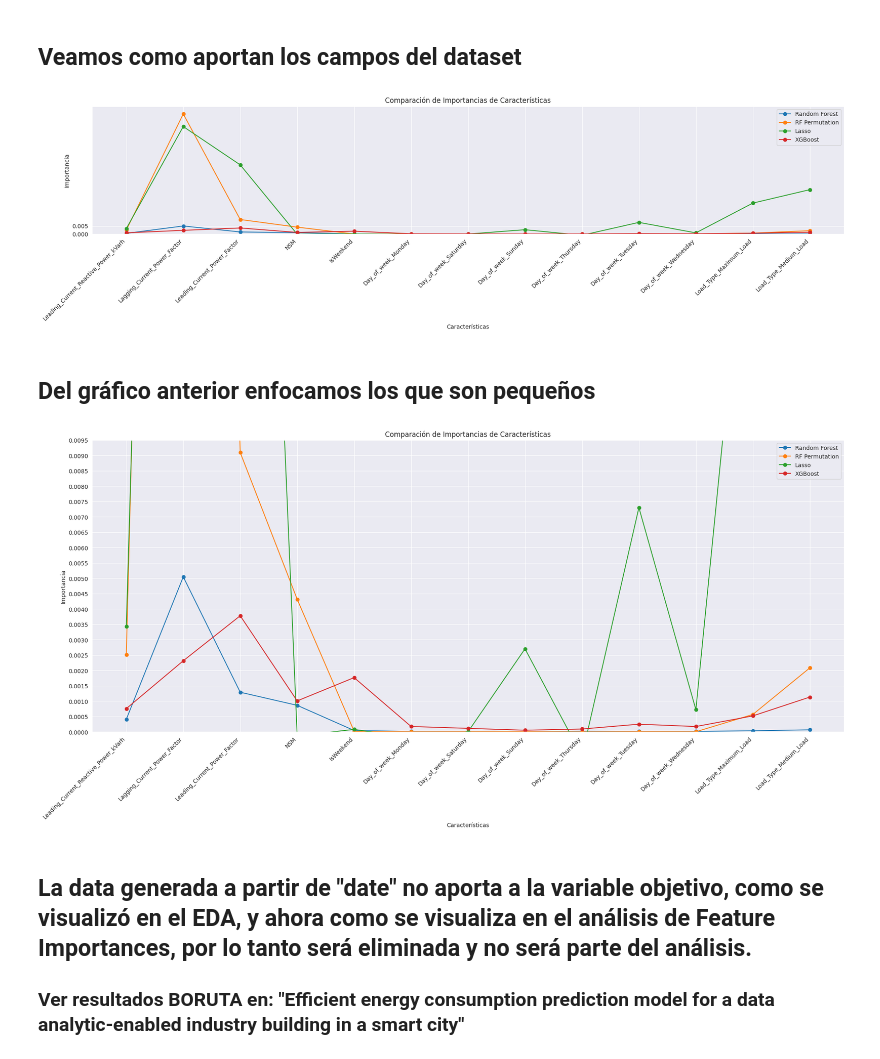
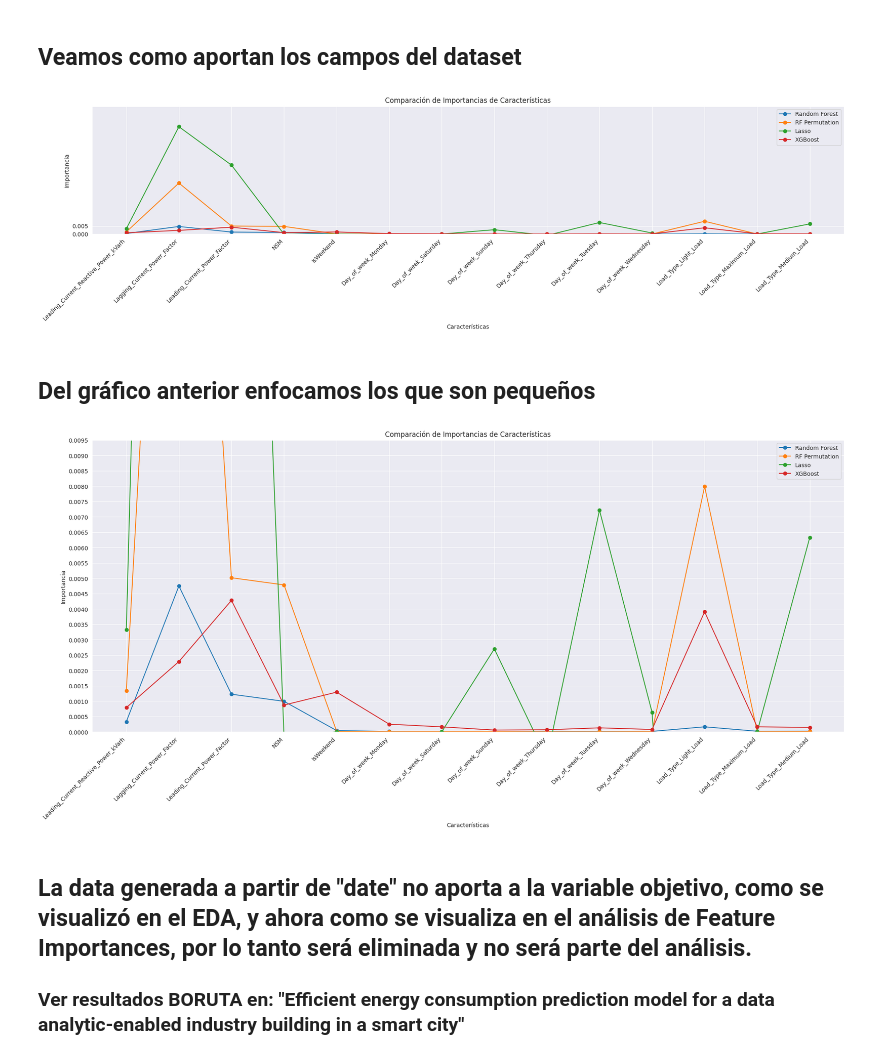
Before and after one commit to luis-huacho/INF648-Proy-Curso-2024-01, a Jupyter notebook: data/procesamiento_data.ipynb, the cells around one changed output. Saved outputs shown, nothing was run; the diff lists cells and outputs as text; code cells hidden in the pictures.

```diff
--- a/data/procesamiento_data.ipynb
+++ b/data/procesamiento_data.ipynb
@@ -41,4 +36,4 @@ df['IsWeekend'] = df['WeekStatus'] == 'Weekend'
 df.drop(['WeekStatus'], axis=1, inplace=True)
 # %%
 # Utilizamos One Hot Enconder eliminando las columnas iniciales
-df = pd.get_dummies(df, columns=["Day_of_week", "Load_Type"], drop_first=True)
+df = pd.get_dummies(df, columns=["Day_of_week", "Load_Type"], drop_first=False)
@@ -168,10 +210,10 @@ plt.show()
 # %% [markdown]
 ## Veamos como aportan los campos del dataset
 # %%
-df_filtered = df_features_importances[df_features_importances['Feature'].isin( ['Leading_Current_Reactive_Power_kVarh', 'Lagging_Current_Power_Factor', 'Leading_Current_Power_Factor', 'NSM', 'IsWeekend', 'Day_of_week_Monday', 'Day_of_week_Saturday', 'Day_of_week_Sunday', 'Day_of_week_Thursday', 'Day_of_week_Tuesday', 'Day_of_week_Wednesday', 'Load_Type_Maximum_Load', 'Load_Type_Medium_Load'])]
+df_filtered = df_features_importances[df_features_importances['Feature'].isin( ['Leading_Current_Reactive_Power_kVarh', 'Lagging_Current_Power_Factor', 'Leading_Current_Power_Factor', 'NSM', 'IsWeekend', 'Day_of_week_Monday', 'Day_of_week_Saturday', 'Day_of_week_Sunday', 'Day_of_week_Thursday', 'Day_of_week_Tuesday', 'Day_of_week_Wednesday','Day_of_week_Monday', 'Load_Type_Maximum_Load','Load_Type_Medium_Load', 'Load_Type_Light_Load'])]
 
 # Configuración de la gráfica
-plt.figure(figsize=(20, 6))
+plt.figure(figsize=(20, 12))
 
 # Iterar sobre las columnas excepto 'Feature'
 for column in df_filtered.columns[1:]:
@@ -193,36 +235,36 @@ plt.tight_layout()
 # Mostrar el gráfico
 plt.show()
 # %% [output]
-[figure, old version]
+[figure, new version]
 # %% [markdown]
 ## Del gráfico anterior enfocamos los que son pequeños
 # %%
-df_filtered = df_features_importances[df_features_importances['Feature'].isin( ['Leading_Current_Reactive_Power_kVarh', 'Lagging_Current_Power_Factor', 'Leading_Current_Power_Factor', 'NSM', 'IsWeekend', 'Day_of_week_Monday', 'Day_of_week_Saturday', 'Day_of_week_Sunday', 'Day_of_week_Thursday', 'Day_of_week_Tuesday', 'Day_of_week_Wednesday', 'Load_Type_Maximum_Load', 'Load_Type_Medium_Load'])]
+df_filtered = df_features_importances[df_features_importances['Feature'].isin( ['Leading_Current_Reactive_Power_kVarh', 'Lagging_Current_Power_Factor', 'Leading_Current_Power_Factor', 'NSM', 'IsWeekend', 'Day_of_week_Monday', 'Day_of_week_Saturday', 'Day_of_week_Sunday', 'Day_of_week_Thursday', 'Day_of_week_Tuesday', 'Day_of_week_Wednesday', 'Day_of_week_Monday', 'Load_Type_Maximum_Load', 'Load_Type_Medium_Load', 'Load_Type_Light_Load'])]
 
 # Configuración de la gráfica
 plt.figure(figsize=(20, 10))
 
 # Iterar sobre las columnas excepto 'Feature'
 for column in df_filtered.columns[1:]:
     plt.plot(df_filtered['Feature'], df_filtered[column], marker='o', label=column)
 
 # Configuración del gráfico
 plt.title('Comparación de Importancias de Características')
 plt.xlabel('Características')
 plt.ylabel('Importancia')
 plt.xticks(rotation=45, ha='right')
 
 # Ajustar el alcance del eje y y los ticks
 plt.ylim(0, 0.005)
 plt.yticks(np.arange(0, 0.01, 0.0005))
 
 plt.legend()
 plt.tight_layout()
 
 # Mostrar el gráfico
 plt.show()
 # %% [output]
-[figure, old version]
+[figure, new version]
 # %% [markdown]
 ## La data generada a partir de "date" no aporta a la variable objetivo, como se visualizó en el EDA, y ahora como se visualiza en el análisis de Feature Importances, por lo tanto será eliminada y no será parte del análisis.
 
```
Also changed, not shown: parts of 11 cells of this notebook, 5 other files.
